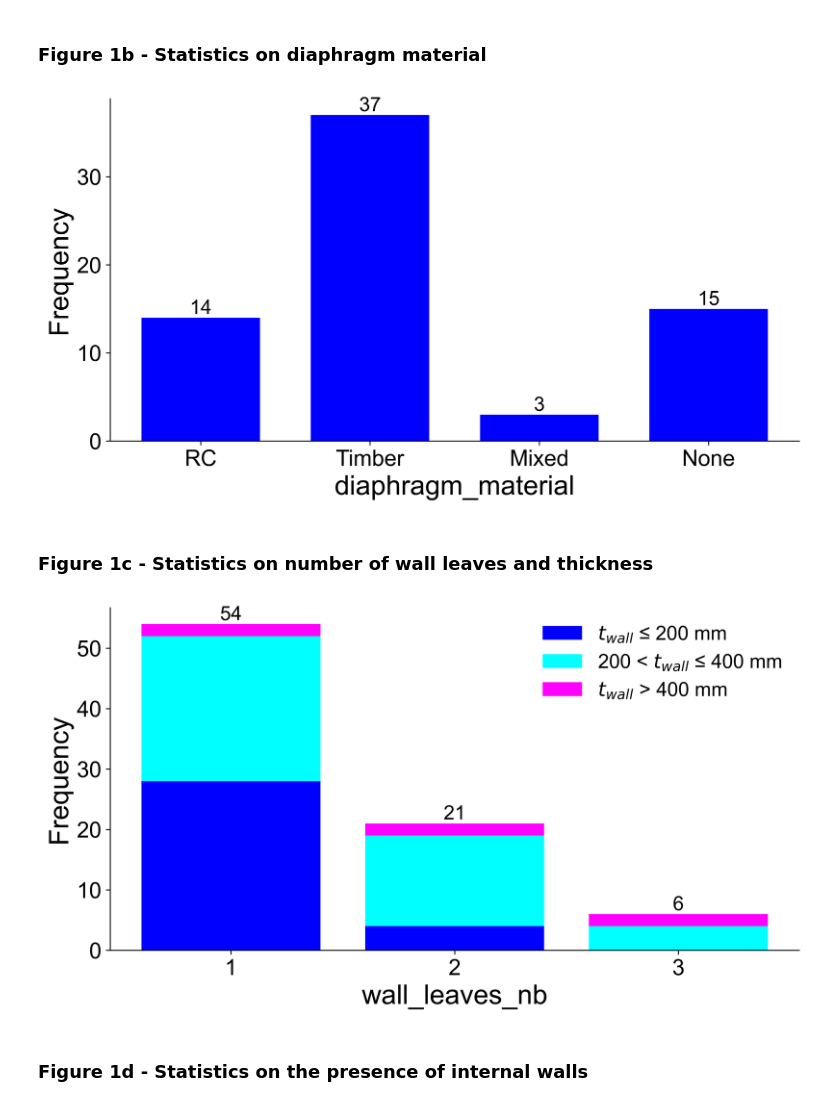
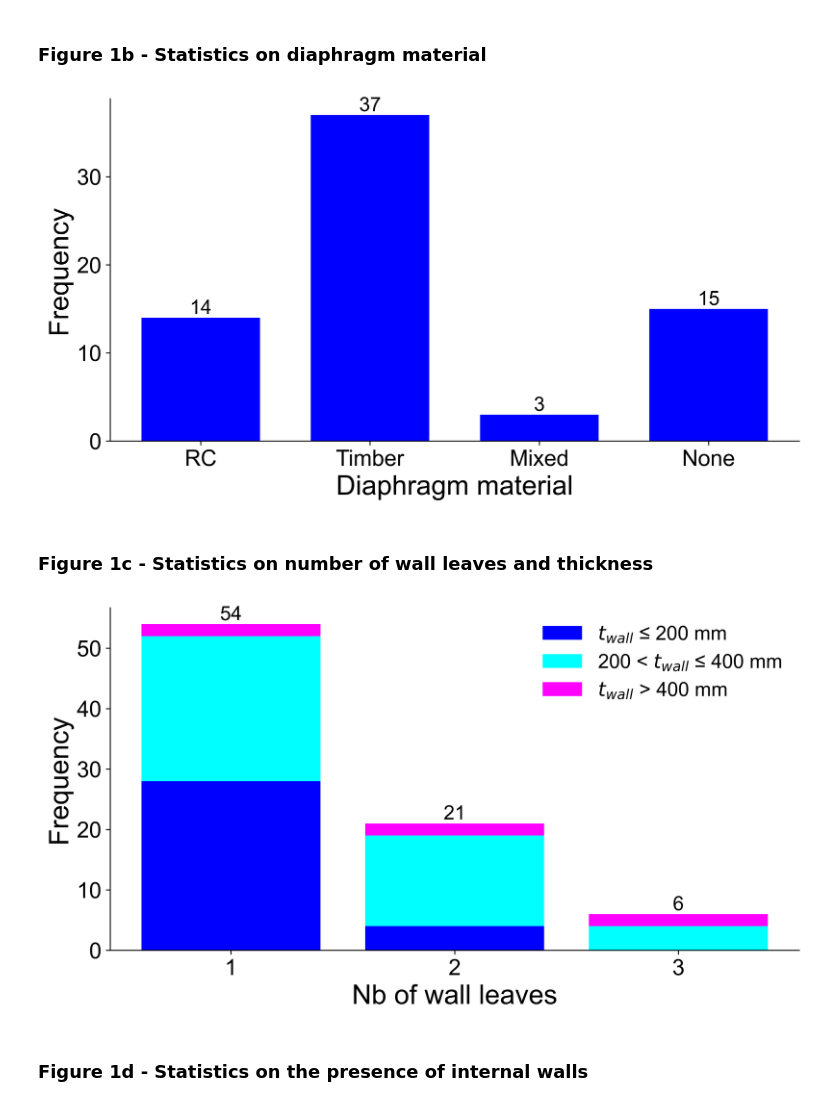
Before and after one commit to EPFL-ENAC/eesd-mast, a Jupyter notebook: backend/scripts/Plots_from_API.ipynb, the cells around one changed output. Drawn from its saved outputs; the diff is of its cells as text; code cells hidden in the pictures.

```diff
--- a/backend/scripts/Plots_from_API.ipynb
+++ b/backend/scripts/Plots_from_API.ipynb
@@ -285,7 +285,7 @@ for i in range(len(rep_varB)):
              horizontalalignment='center',
              verticalalignment='bottom', fontsize=txt_font)
 
-plt.xlabel("diaphragm_material", fontsize=axisLabel_font)
+plt.xlabel("Diaphragm material", fontsize=axisLabel_font)
 plt.ylabel('Frequency', fontsize=axisLabel_font)
 plt.xticks(np.unique(XpB),_uB)
 ax = plt.gca()
@@ -294,7 +294,7 @@ ax.spines['top'].set_color('none')
 
 plt.show()
 # %% [output]
-[figure, old version]
+[figure, new version]
 # %% [markdown]
 ### Figure 1c - Statistics on number of wall leaves and thickness
 # %%
@@ -349,35 +349,35 @@ ranges = [0, 200, 400, np.inf]
 grouped_counts = df.groupby('expanded_XpC')['xpC'].apply(count_values_in_range).unstack(fill_value=0)
 
 # Create the stacked bar plot
 x = grouped_counts.index
 labels = ['$t_{wall}$ ≤ 200 mm', '200 < $t_{wall}$ ≤ 400 mm', '$t_{wall}$ > 400 mm']
 colors = ['blue', 'cyan', 'magenta']
 
 plt.rcParams['font.size'] = plt_font
 plt.figure(figsize=(10, 5), dpi=600)
 
 bottom = np.zeros(len(x))
 for i in range(len(labels)):
     plt.bar(x, grouped_counts.iloc[:, i], bottom=bottom, color=colors[i], label=labels[i])
     bottom += grouped_counts.iloc[:, i]
 
 for i in range(len(rep_exp_varC)):
     plt.text(np.unique(expanded_XpC)[i], rep_exp_varC[i], f'{rep_exp_varC[i]:.0f}',
              horizontalalignment='center',
              verticalalignment='bottom', fontsize=txt_font)
 
-plt.xlabel("wall_leaves_nb", fontsize=axisLabel_font)
+plt.xlabel("Nb of wall leaves", fontsize=axisLabel_font)
 plt.ylabel('Frequency', fontsize=axisLabel_font)
 plt.legend(loc='upper right',frameon=False, fontsize=lgd_font)
 plt.xticks(np.unique(expanded_XpC),_exp_uC)
 ax = plt.gca()
 ax.set_xticklabels(tick_labels.astype(int))
 ax.spines['right'].set_color('none')
 ax.spines['top'].set_color('none')
 
 plt.show()
 # %% [output]
-[figure, old version]
+[figure, new version]
 # %% [markdown]
 ### Figure 1d - Statistics on the presence of internal walls
 # %%
```
Also changed, not shown: parts of 4 cells of this notebook, 40 other files.
